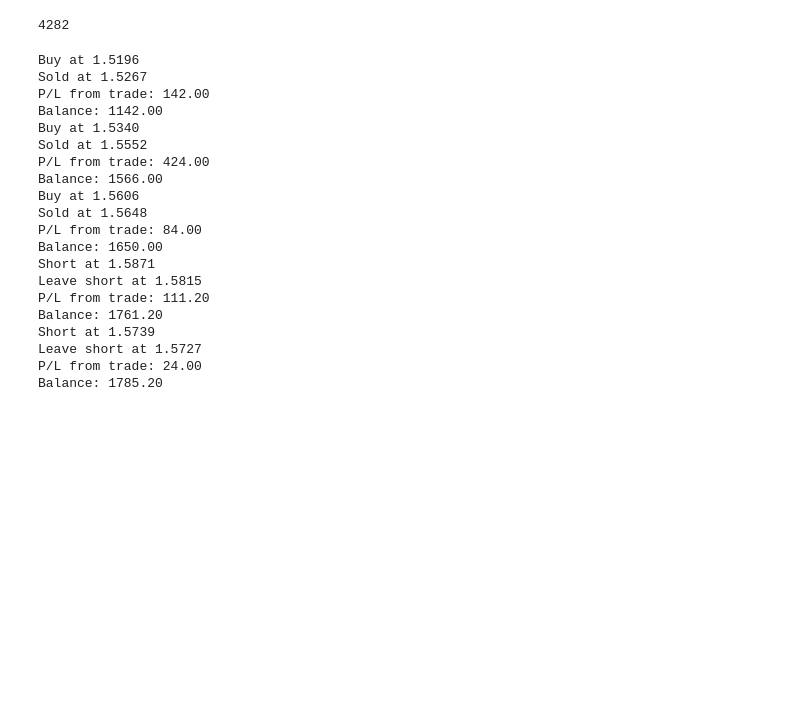
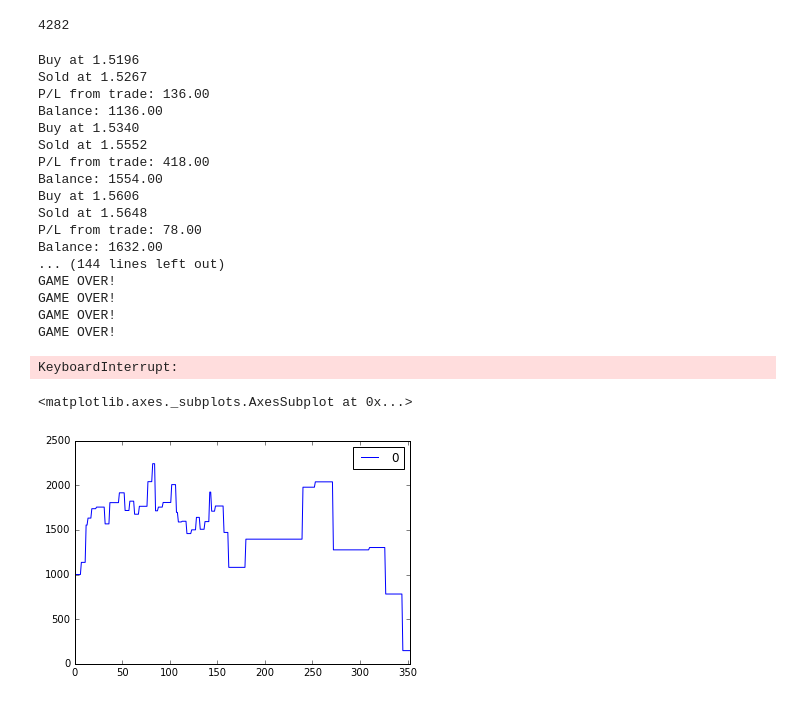
Before and after one commit to ilkarman/Blog, a Jupyter notebook: rndm/FX_Simulation.ipynb, the cells around one changed output. Saved outputs shown, nothing was run; the diff lists cells and outputs as text; code cells hidden in the pictures; blank space fills up the shorter version.

```diff
--- a/rndm/FX_Simulation.ipynb
+++ b/rndm/FX_Simulation.ipynb
@@ -77,6 +77,8 @@ bought_at = 0
 account = 1000 # imagine we start account with £1000
 all_advice = []
 all_balance = []
+spread = 0.0003  # 3 point spread
+margin_call = 500
 # %%
 %%time
 # Run simulation
@@ -92,6 +94,8 @@ for period in range(start_period, end_period-6):
     #print("Advice: ", advice)
     all_advice.append(advice)
     all_balance.append(account)
+    if account <= margin_call:
+        print("GAME OVER!")
     # Perform trade
     # Enter positions
     if advice == "buy":
@@ -109,7 +113,7 @@ for period in range(start_period, end_period-6):
         # Close long
         sell_at = period_data.tail(1)['y'].values[0]
         print("Sold at %.4f" % sell_at)
-        profit_loss = effective_amount*(sell_at - bought_at)
+        profit_loss = (effective_amount*(sell_at - bought_at - spread))
         account += profit_loss
         position = "none"
         print("P/L from trade: %.2f" % profit_loss)
@@ -118,7 +122,7 @@ for period in range(start_period, end_period-6):
         # Close short
         sell_at = period_data.tail(1)['y'].values[0]
         print("Leave short at %.4f" % sell_at)
-        profit_loss = -(effective_amount*(sell_at - bought_at))
+        profit_loss = (effective_amount*(bought_at - sell_at - spread))
         account += profit_loss
         position = "none"
         print("P/L from trade: %.2f" % profit_loss)
@@ -126,21 +130,19 @@ for period in range(start_period, end_period-6):
 # %% [output]
 Buy at 1.5196
 Sold at 1.5267
-P/L from trade: 142.00
-Balance: 1142.00
+P/L from trade: 136.00
+Balance: 1136.00
 Buy at 1.5340
 Sold at 1.5552
-P/L from trade: 424.00
-Balance: 1566.00
+P/L from trade: 418.00
+Balance: 1554.00
 Buy at 1.5606
 Sold at 1.5648
-P/L from trade: 84.00
-Balance: 1650.00
-Short at 1.5871
-Leave short at 1.5815
-P/L from trade: 111.20
-Balance: 1761.20
-Short at 1.5739
-Leave short at 1.5727
-P/L from trade: 24.00
-Balance: 1785.20
+P/L from trade: 78.00
+Balance: 1632.00
+... (144 lines left out)
+GAME OVER!
+GAME OVER!
+GAME OVER!
+GAME OVER!
+KeyboardInterrupt:
@@ -149,0 +149,5 @@ diff
+# %%
+pd.DataFrame(all_balance).plot()
+# %% [output]
+<matplotlib.axes._subplots.AxesSubplot at 0x...>
+[figure, added]
```
Also changed, not shown: parts of 1 cell of this notebook.
